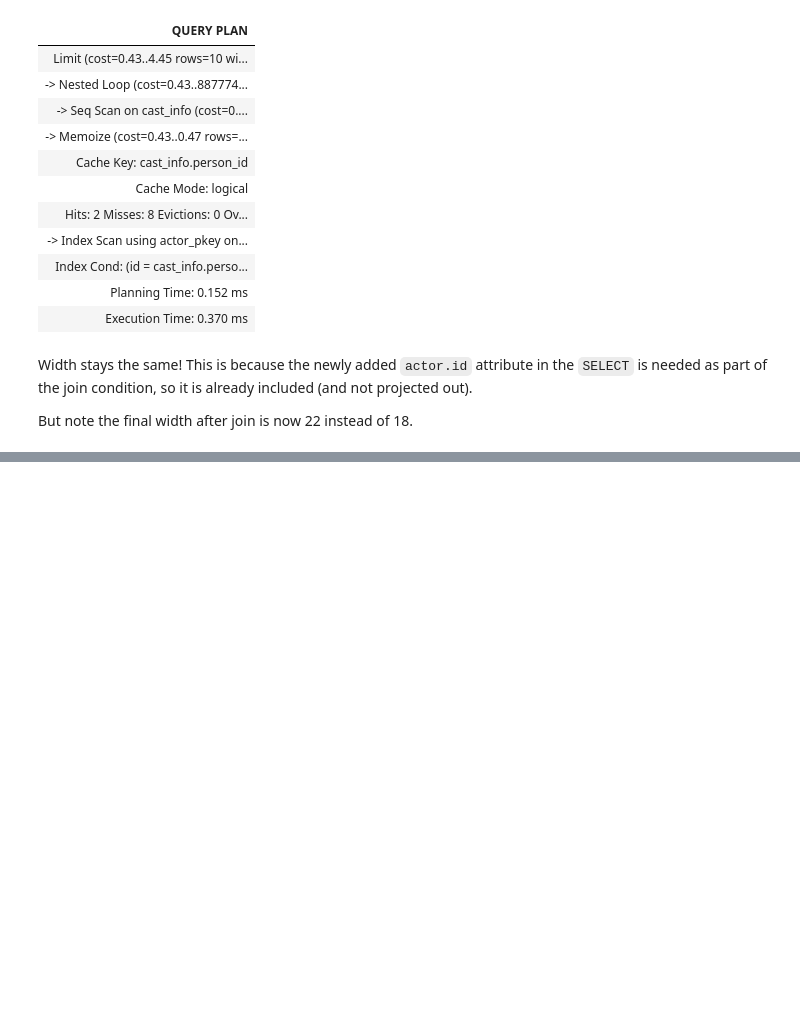
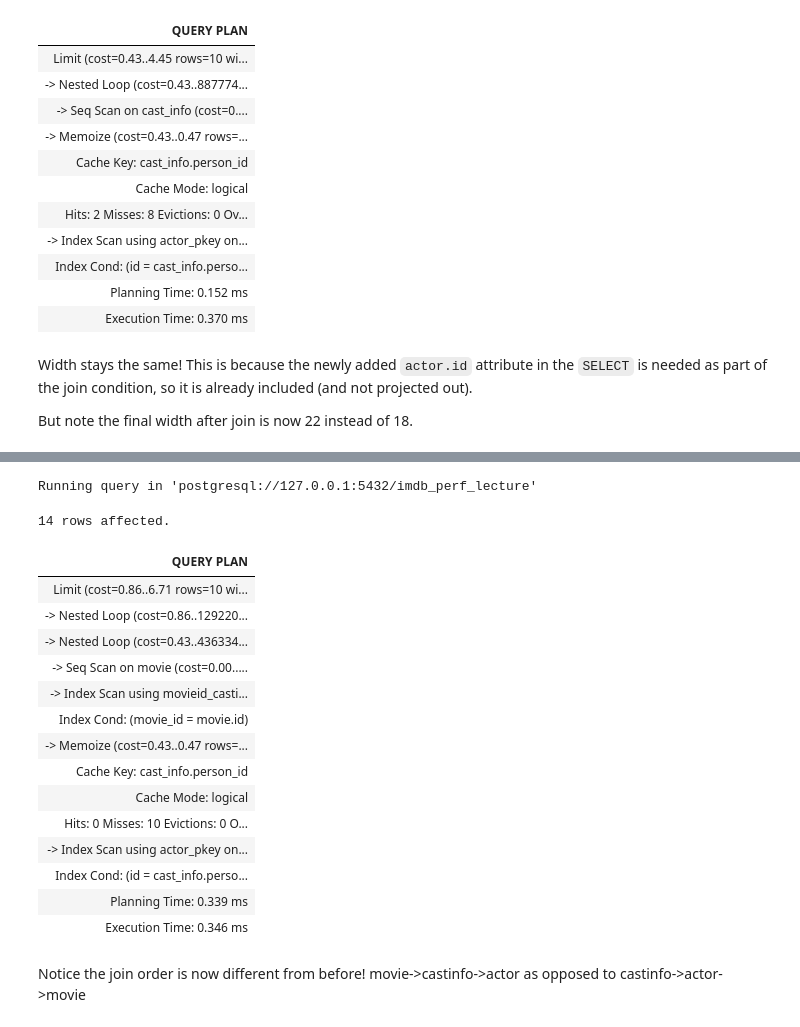
Before and after one commit to cal-data-eng/sp24-materials, a Jupyter notebook: lecture/lec10/lec10.ipynb, the cells around one changed output, grey strips where cells are left out. Cells and saved outputs as stored; diff of their text form; code cells hidden in the pictures; blank space fills up the shorter version.

```diff
--- a/lecture/lec10/lec10.ipynb
+++ b/lecture/lec10/lec10.ipynb
@@ -187,0 +258,28 @@ But note the final width after join is now 22 instead of 18.
+# %%
+%%sql
+EXPLAIN ANALYZE
+SELECT *
+FROM actor, cast_info, movie
+WHERE actor.id = cast_info.person_id
+  AND movie.id = cast_info.movie_id
+LIMIT 10;
+# %% [output]
+Running query in 'postgresql://127.0.0.1:5432/imdb_perf_lecture'
+14 rows affected.
+| QUERY PLAN |
+| Limit (cost=0.86..6.71 rows=10 wi... |
+| -> Nested Loop (cost=0.86..129220... |
+| -> Nested Loop (cost=0.43..436334... |
+| -> Seq Scan on movie (cost=0.00..... |
+| -> Index Scan using movieid_casti... |
+| Index Cond: (movie_id = movie.id) |
+| -> Memoize (cost=0.43..0.47 rows=... |
+| Cache Key: cast_info.person_id |
+| Cache Mode: logical |
+| Hits: 0 Misses: 10 Evictions: 0 O... |
+| -> Index Scan using actor_pkey on... |
+| Index Cond: (id = cast_info.perso... |
+| Planning Time: 0.339 ms |
+| Execution Time: 0.346 ms |
+# %% [markdown]
+Notice the join order is now different from before! movie->castinfo->actor as opposed to castinfo->actor->movie
```
Also changed, not shown: parts of 7 cells of this notebook.
